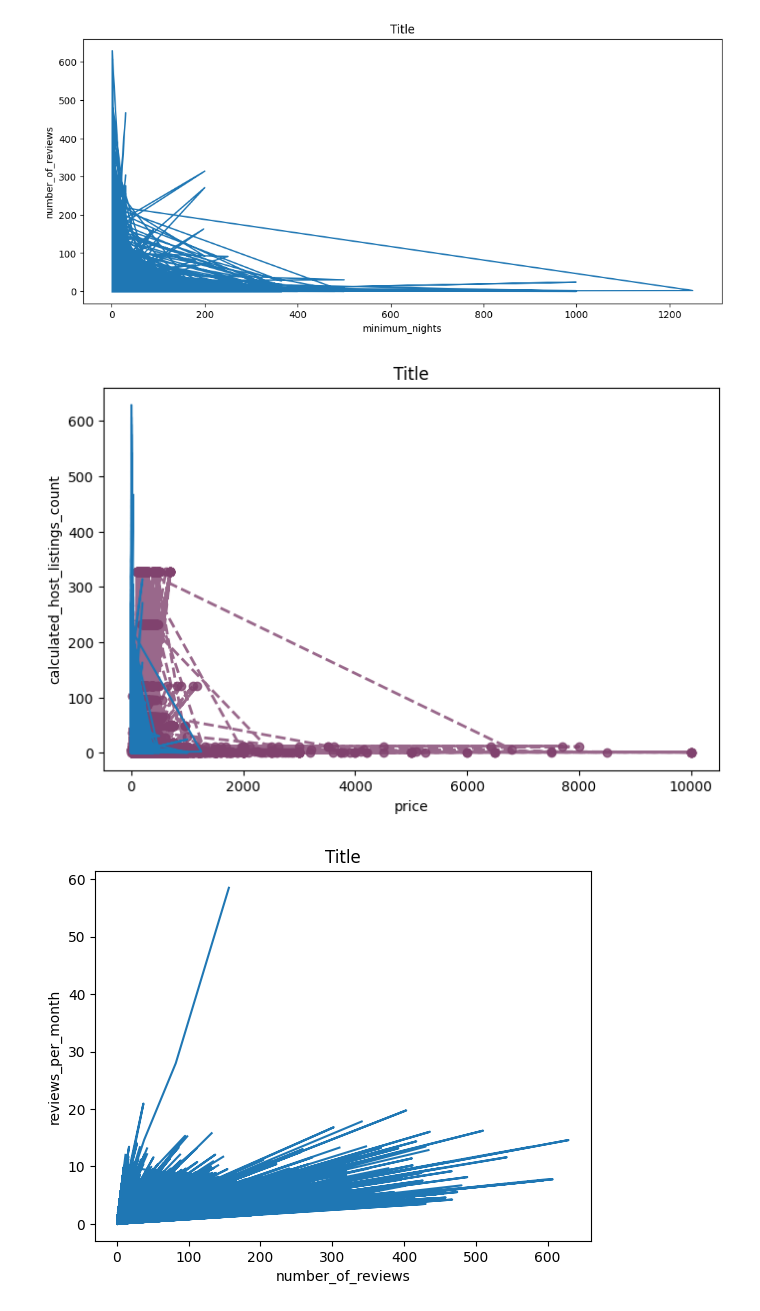
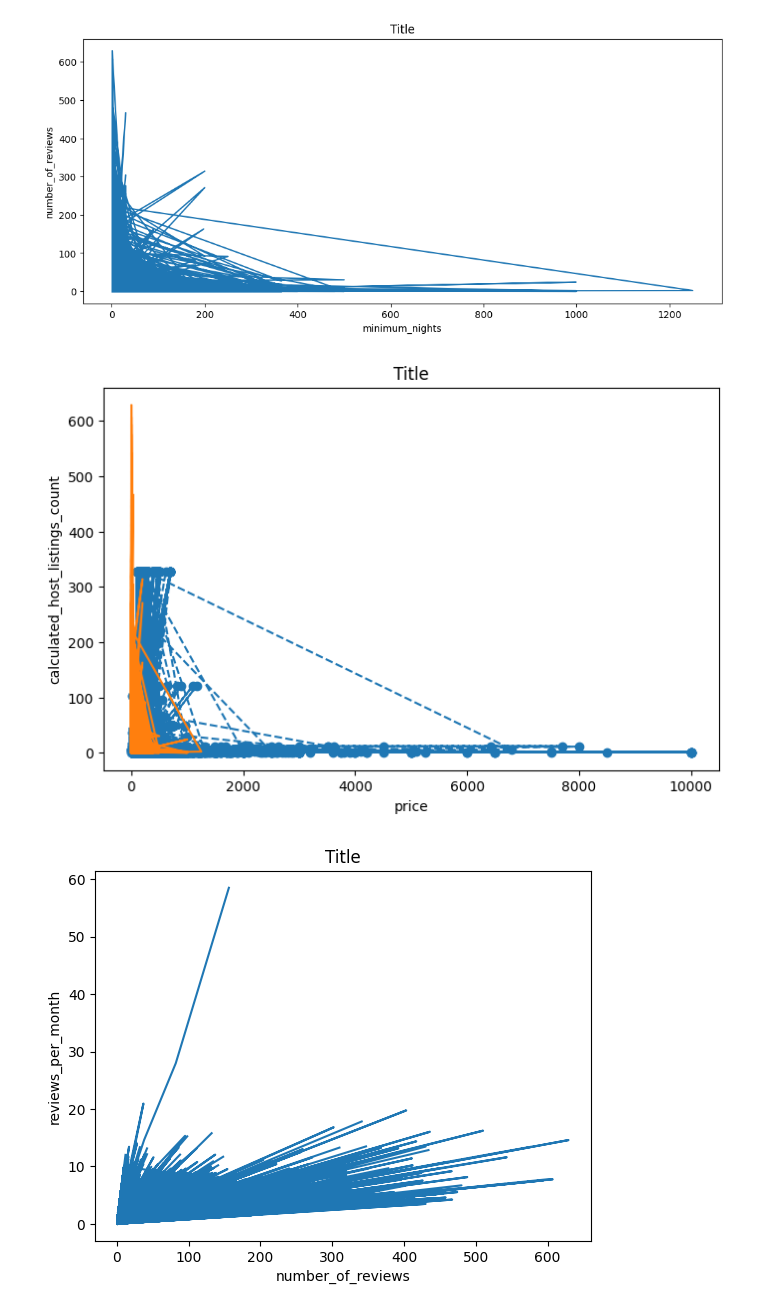
Before and after one commit to ujjutanwer-hub/Data-Science, a Jupyter notebook: Untitled1.ipynb, the cells around one changed output. Drawn from its saved outputs; the diff is of its cells as text; code cells hidden in the pictures.

```diff
--- a/Untitled1.ipynb
+++ b/Untitled1.ipynb
@@ -128,14 +128,14 @@ plt.show()
 [figure]
 # %%
 fig, ax = plt.subplots(figsize=(8, 5), dpi=100)
-ax.plot(data["price"], data["calculated_host_listings_count"], marker="o", linestyle="--", color="#80426E", linewidth=2, alpha=0.8, label="series")
+ax.plot(data["price"], data["calculated_host_listings_count"], marker="o", linestyle="--")
 plt.plot(data["minimum_nights"], data["number_of_reviews"])
 plt.title("Title")
 plt.xlabel("price")
 plt.ylabel("calculated_host_listings_count")
 plt.show()
 # %% [output]
-[figure, old version]
+[figure, new version]
 # %%
 ax.scatter(data["number_of_reviews"], data["reviews_per_month"], alpha=0.7, edgecolors="k")
 plt.plot(data["number_of_reviews"], data["reviews_per_month"])
```
Also changed, not shown: parts of 3 cells of this notebook.
